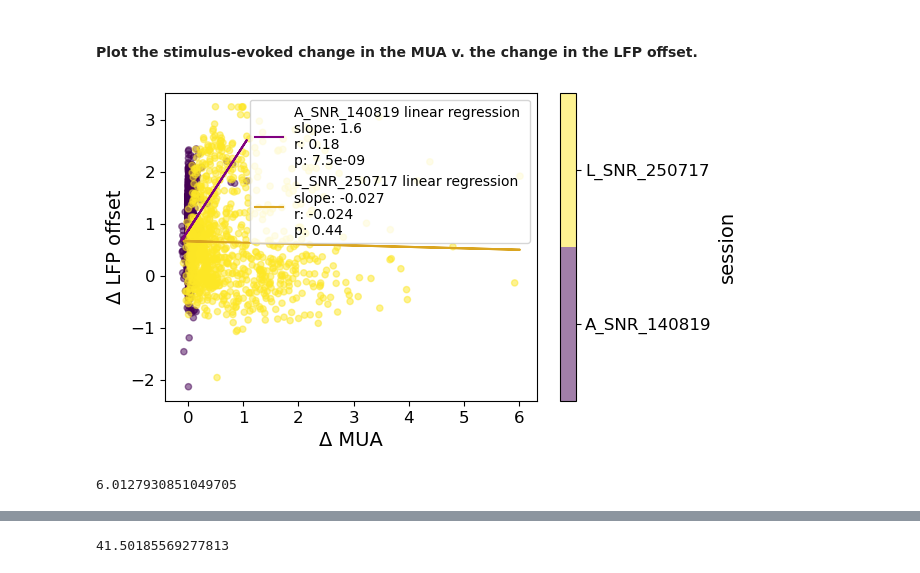
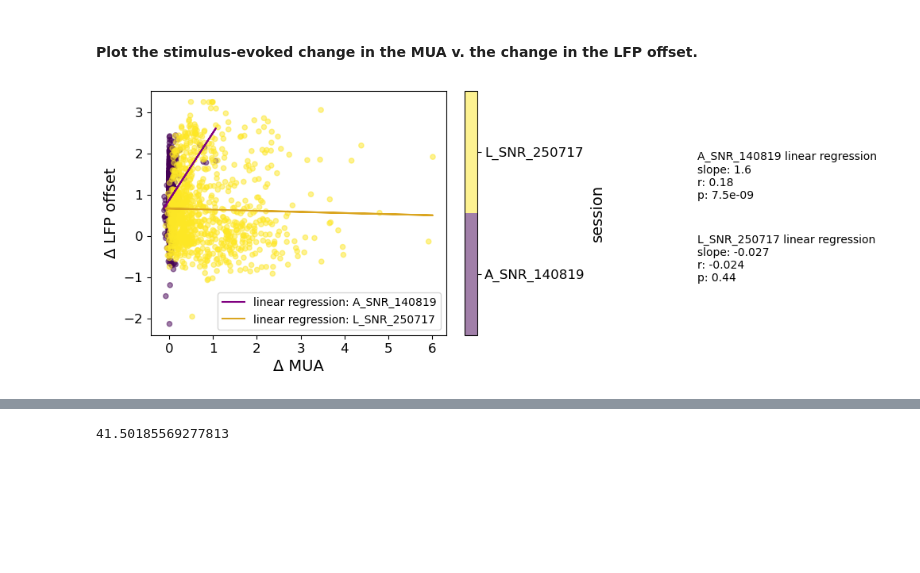
Before and after one commit to voytekresearch/v1_v4_1024_elec, a Jupyter notebook: notebooks/mua_v_lfp_offset.ipynb, the cells around one changed output, grey strips where cells are left out. Drawn from its saved outputs; the diff is of its cells as text; code cells hidden in the pictures; blank space fills up the shorter version.

Commit message:
relocate regressline label

```diff
--- a/notebooks/mua_v_lfp_offset.ipynb
+++ b/notebooks/mua_v_lfp_offset.ipynb
@@ -240,29 +240,28 @@ for var in varname :
 # %%
 # temporary variable due to df_merge being 2 sessions instead of 3
 SESSIONS = ["A_SNR_140819", "L_SNR_250717"]
 colors = ["purple", "goldenrod"]
 
 # plot change in mua vs change in offset
 df_merge['session'] = pd.Categorical(df_merge['session'])
 fig, ax = plt.subplots(1,1, figsize=[6,4])
 df_merge.plot.scatter(x="mua_diff", y="offset_diff", c="session", cmap="viridis", alpha=0.5, ax=ax)
 ax.set(xlabel="\u0394 MUA", ylabel="\u0394 LFP offset")
 
 # add linear regression per session
-for session, color in zip(SESSIONS, colors):
+for session, color, offset in zip(SESSIONS, colors, [0,2]):
     results_session = df_merge.loc[df_merge["session"]==session]
 
     (slope, intercept, rvalue, pvalue, stderr) = linregress(x=results_session["mua_diff"], y=results_session["offset_diff"])
     y_pred = intercept + slope*results_session["mua_diff"]
 
     label = f"{session} linear regression \nslope: {slope:.2} \nr: {rvalue:.2} \np: {pvalue:.2}"
-    ax.plot(results_session["mua_diff"],y_pred, color=color, label=label)
+    ax.plot(results_session["mua_diff"],y_pred, color=color, label=f"linear regression: {session}")
+    plt.text(12.05, 0.9 - offset, label)
 
 ax.legend()
 plt.show()
+
+ax.figure.savefig(fr"{PROJECT_PATH}\figures\linregress_offset_mua.png")
 # %% [output]
-[figure, old version]
+[figure, new version]
-# %%
-max(df_merge['mua_diff'])
-# %% [output]
-6.0127930851049705
```
Also changed, not shown: parts of 4 cells of this notebook.
